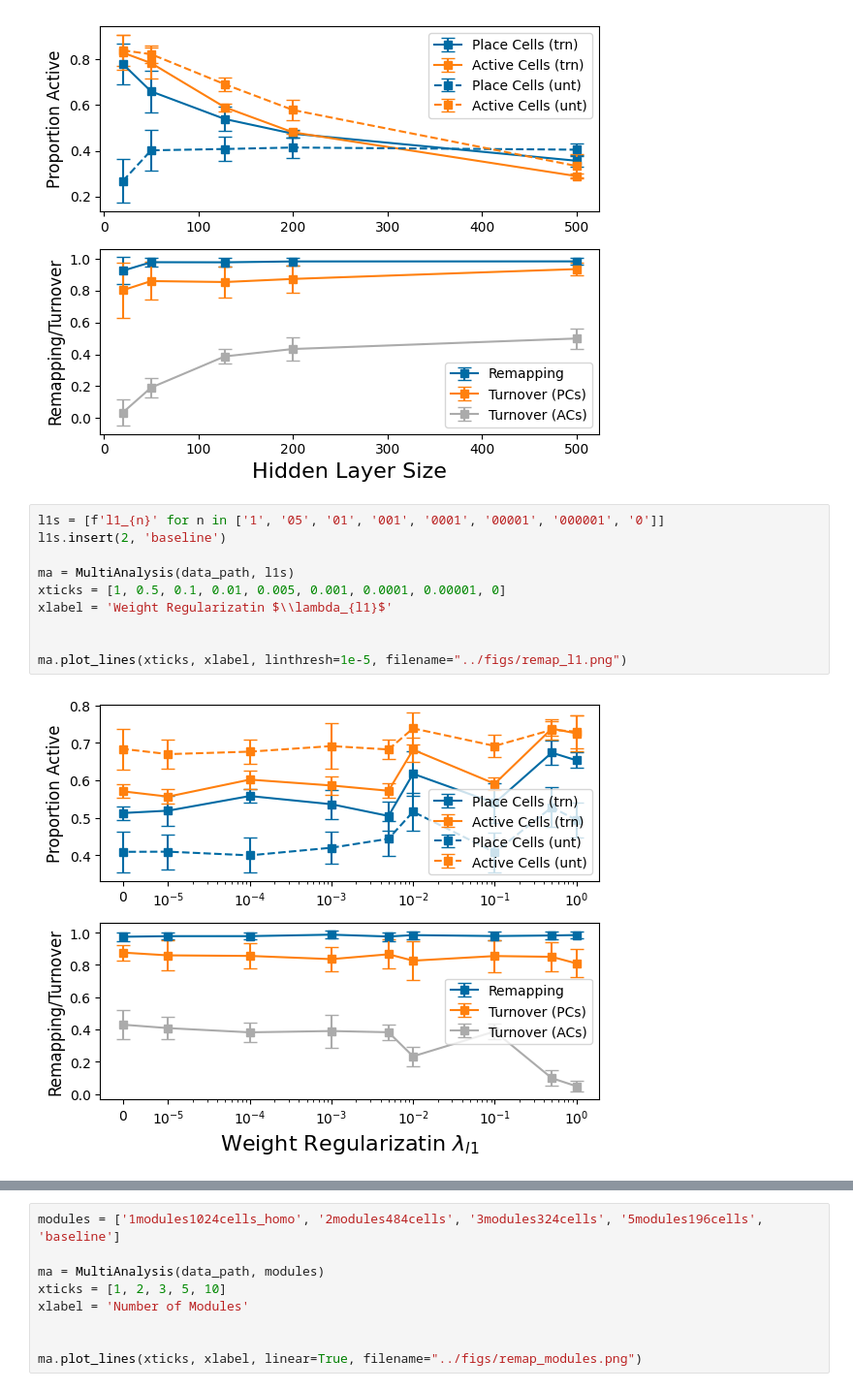
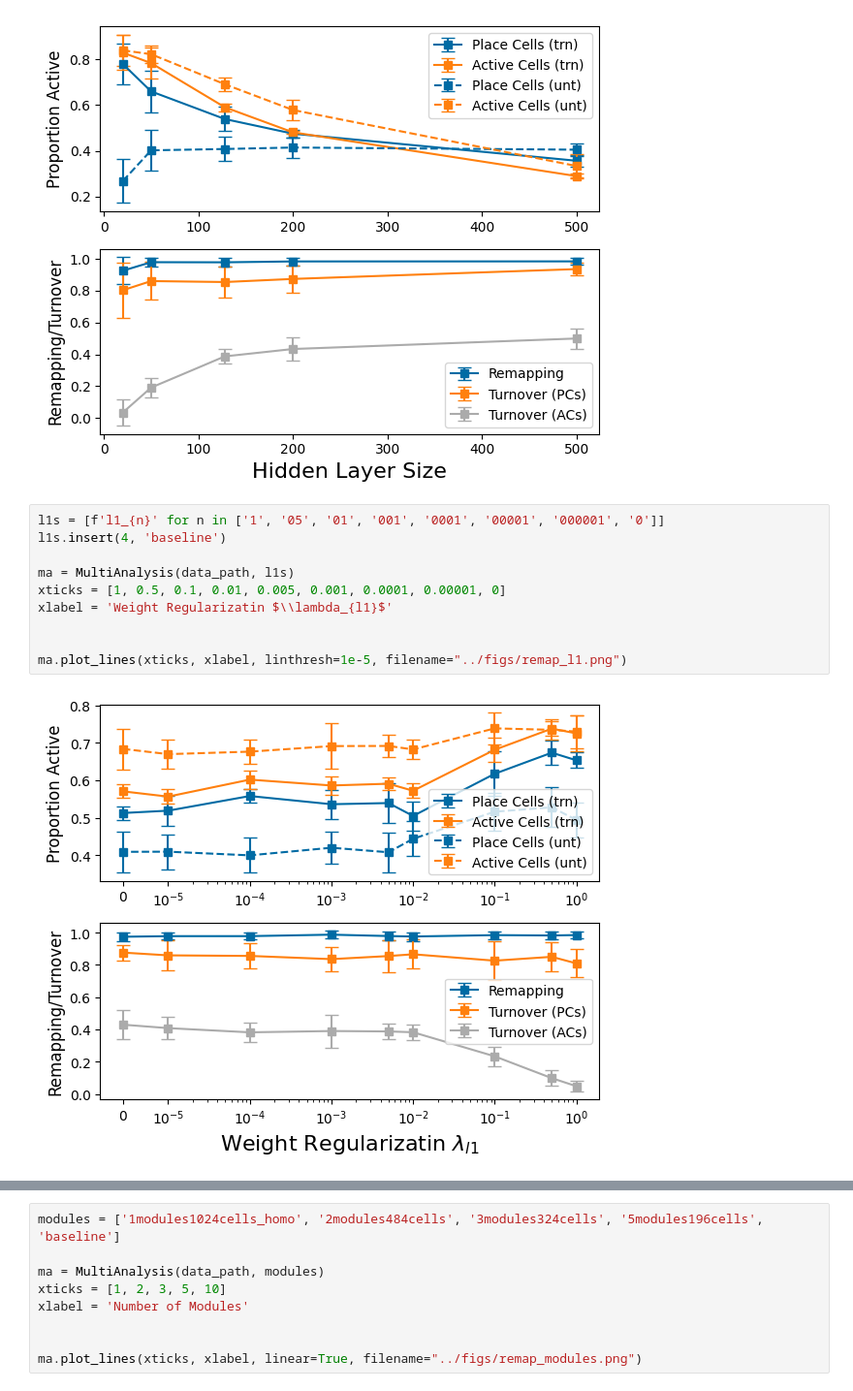
Before and after one commit to ChackMociute/Master-Thesis, a Jupyter notebook: analysis/remapping.ipynb, the cells around one changed output, grey strips where cells are left out. Shown at 97% size. Drawn from its saved outputs; the diff is of its cells as text.

```diff
--- a/analysis/remapping.ipynb
+++ b/analysis/remapping.ipynb
@@ -38,16 +38,16 @@ ma.plot_lines(xticks, xlabel, linear=True, filename="../figs/remap_hs.png")
 [figure]
 # %%
 l1s = [f'l1_{n}' for n in ['1', '05', '01', '001', '0001', '00001', '000001', '0']]
-l1s.insert(2, 'baseline')
+l1s.insert(4, 'baseline')
 
 ma = MultiAnalysis(data_path, l1s)
 xticks = [1, 0.5, 0.1, 0.01, 0.005, 0.001, 0.0001, 0.00001, 0]
 xlabel = 'Weight Regularizatin $\\lambda_{l1}$'
 
 
 ma.plot_lines(xticks, xlabel, linthresh=1e-5, filename="../figs/remap_l1.png")
 # %% [output]
-[figure, old version]
+[figure, new version]
 # %%
 hps = [f'hp_{n}' for n in ['05', '01', '005', '0005', '0001', '0']]
 hps.insert(3, 'baseline')
```
Also changed, not shown: parts of 1 cell of this notebook, 6 other files.
